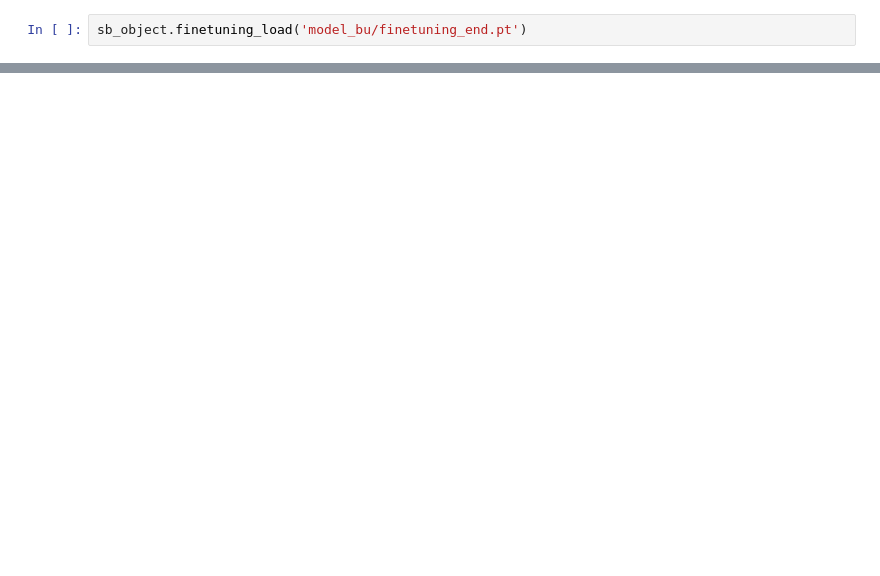
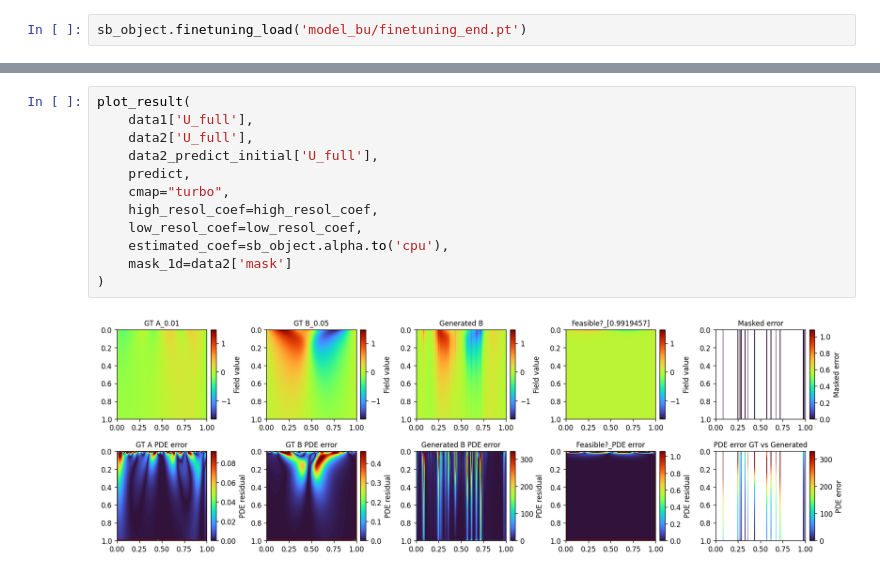
Before and after one commit to DohyunBu/PICSB, a Jupyter notebook: train_BU.ipynb, the cells around one changed output, grey strips where cells are left out. Saved outputs shown, nothing was run; the diff lists cells and outputs as text; blank space fills up the shorter version.

```diff
--- a/train_BU.ipynb
+++ b/train_BU.ipynb
@@ -255,0 +152,14 @@ RuntimeError: Expected 3D (unbatched) or 4D (batched) input to conv2d, but got i
+# %%
+plot_result(
+    data1['U_full'],
+    data2['U_full'],
+    data2_predict_initial['U_full'],
+    predict,
+    cmap="turbo",
+    high_resol_coef=high_resol_coef,
+    low_resol_coef=low_resol_coef,
+    estimated_coef=sb_object.alpha.to('cpu'),
+    mask_1d=data2['mask']
+)
+# %% [output]
+[figure, added]
```
Also changed, not shown: parts of 15 cells of this notebook.
